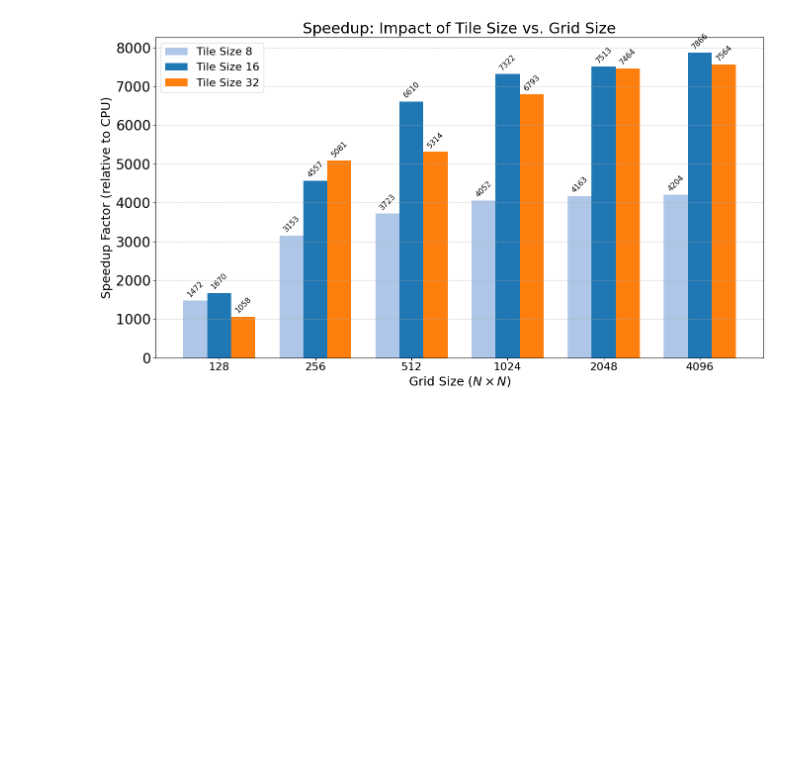
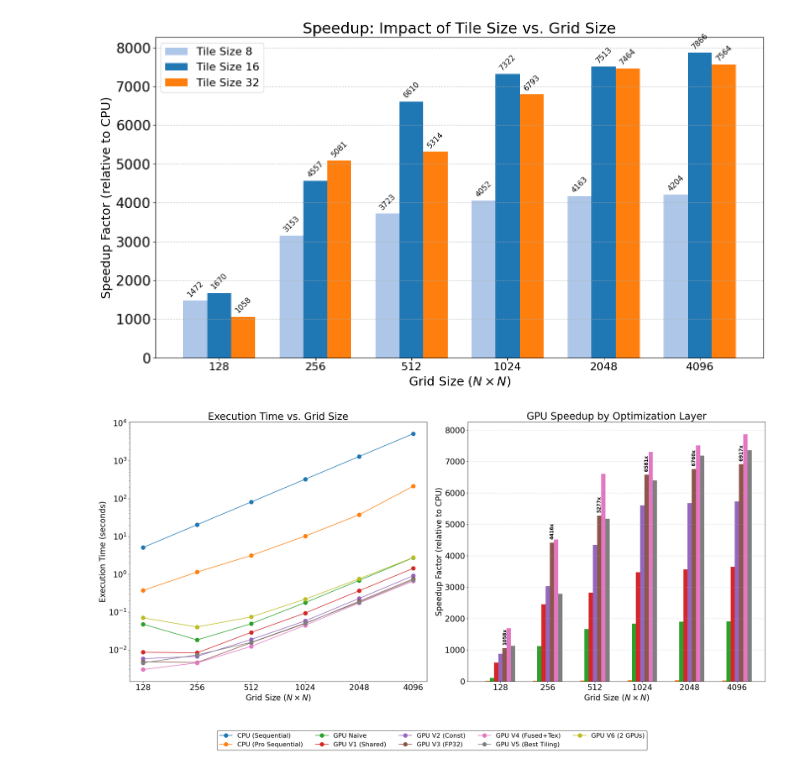
Before and after one commit to GuillemMasdemont/HPC, a Jupyter notebook: labs/03-Assignment2-CUDA/report/plots.ipynb, the cells around one changed output. Cells and saved outputs as stored; diff of their text form; code cells hidden in the pictures; blank space fills up the shorter version.

```diff
--- a/labs/03-Assignment2-CUDA/report/plots.ipynb
+++ b/labs/03-Assignment2-CUDA/report/plots.ipynb
@@ -222,3 +231,103 @@ plt.savefig('v4_speedup_vs_tile_size.png', dpi=300)
 plt.show()
 # %% [output]
 [figure]
+# %%
+import matplotlib.pyplot as plt
+import numpy as np
+
+# Increase default font sizes globally
+plt.rcParams.update({
+    'font.size': 20,
+    'axes.labelsize': 20,
+    'axes.titlesize': 25,
+    'xtick.labelsize': 20,
+    'ytick.labelsize': 20,
+    'legend.fontsize': 16
+})
+
+# Grid sizes
+N = np.array([128, 256, 512, 1024, 2048, 4096])
+# Baseline CPU Sequential Time
+T_seq = np.array([5.0795, 20.3176, 81.2717, 325.1207, 1300.6583, 5203.7136])
+
+
+# Means (Time in seconds)
+T_seq_v2 = np.array([0.3708, 1.1379, 3.1160, 10.1602, 37.4408, 213.4900])
+T_naive  = np.array([0.0476, 0.0182, 0.0488, 0.1771, 0.6852, 2.7226])
+T_v1     = np.array([0.0086, 0.0083, 0.0288, 0.0936, 0.3652, 1.4287])
+T_v2     = np.array([0.0058, 0.0067, 0.0187, 0.0580, 0.2293, 0.9090])
+T_v3     = np.array([0.0048, 0.0046, 0.0154, 0.0494, 0.1924, 0.7523])
+T_v4 = np.array([0.0030, 0.0045, 0.0123, 0.0445, 0.1732, 0.6615])
+T_v5     = np.array([0.0045, 0.0073, 0.0157, 0.0508, 0.1810, 0.7075])
+T_v6 = 3/2 * (0.0466 / 0.1552) * np.array([0.1552, 0.0889, 0.1645, 0.4838, 1.6791, 6.1210])
+
+
+
+# Calculate Speedups relative to CPU Sequential baseline
+S_seq_v2 = T_seq / T_seq_v2
+S_naive = T_seq / T_naive
+S_v1 = T_seq / T_v1
+S_v2 = T_seq / T_v2
+S_v3 = T_seq / T_v3
+S_v4 = T_seq / T_v4
+S_v5 = T_seq / T_v5
+S_v6 = T_seq / T_v6
+
+# Setup Plotting Frame
+fig, (ax1, ax2) = plt.subplots(1, 2, figsize=(24, 12))
+
+# --- Plot 1: Log-Log Execution Time vs. Grid Size ---
+ax1.plot(N, T_seq, '-o', label='CPU (Sequential)', markersize=10)
+ax1.plot(N, T_seq_v2, '-o', label='CPU (Pro Sequential)', markersize=10)
+ax1.plot(N, T_naive, '-o', label='GPU Naive', markersize=10)
+ax1.plot(N, T_v1, '-o', label='GPU V1 (Shared)', markersize=10)
+ax1.plot(N, T_v2, '-o', label='GPU V2 (Const)', markersize=10)
+ax1.plot(N, T_v3, '-o', label='GPU V3 (FP32)', markersize=10)
+ax1.plot(N, T_v4, '-o', label='GPU V4 (Fused+Tex)', markersize=10)
+ax1.plot(N, T_v5, '-o', label='GPU V5 (Best Tiling)', markersize=10)
+ax1.plot(N, T_v6, '-o', label='GPU V6 (2 GPUs)', markersize=10)
+
+ax1.set_xscale('log', base=2)
+ax1.set_yscale('log')
+ax1.set_xlabel('Grid Size ($N \\times N$)')
+ax1.set_ylabel('Execution Time (seconds)')
+ax1.set_title('Execution Time vs. Grid Size')
+ax1.set_xticks(N)
+ax1.set_xticklabels([str(n) for n in N])
+
+# --- Plot 2: Grouped Bar Chart of Speedups ---
+x = np.arange(len(N))
+n_bars = 9
+width = 0.8 / n_bars
+offsets = np.arange(n_bars) - (n_bars - 1) / 2
+
+ax2.bar(x + offsets[0]*width, 1, width, label='CPU (Sequential)')
+ax2.bar(x + offsets[1]*width, S_seq_v2, width, label='CPU (Pro Sequential)')
+ax2.bar(x + offsets[2]*width, S_naive, width, label='GPU Naive')
+ax2.bar(x + offsets[3]*width, S_v1, width, label='GPU V1 (Shared)')
+ax2.bar(x + offsets[4]*width, S_v2, width, label='GPU V2 (Const)')
+ax2.bar(x + offsets[5]*width, S_v3, width, label='GPU V3 (FP32)')
+ax2.bar(x + offsets[6]*width, S_v4, width, label='GPU V4 (Fused+Exp)')
+ax2.bar(x + offsets[7]*width, S_v5, width, label='GPU V5 (Best Tiling)')
+
+ax2.set_xlabel('Grid Size ($N \\times N$)')
+ax2.set_ylabel('Speedup Factor (relative to CPU)')
+ax2.set_title('GPU Speedup by Optimization Layer')
+ax2.set_xticks(x)
+ax2.set_xticklabels([str(n) for n in N])
+ax2.grid(axis='y', linestyle='--', alpha=0.5)
+
+# Text labels for the highest speedup (V3)
+for i, val in enumerate(S_v3):
+    ax2.text(x[i] + offsets[5]*width, val + 100, f'{int(val)}x',
+             ha='center', va='bottom', rotation=90, fontsize=12, fontweight='bold')
+
+# Single Shared Legend Box
+handles, labels = ax1.get_legend_handles_labels()
+fig.legend(handles, labels, loc='upper center', bbox_to_anchor=(0.5, 0.05),
+           ncol=5, frameon=True, edgecolor='black', fancybox=True)
+
+plt.tight_layout(rect=[0, 0.1, 1, 1])
+plt.savefig('performance_all_versions_comparison.png', dpi=300)
+# %% [output]
+[figure, added]
```
Also changed, not shown: parts of 1 cell of this notebook, 4 other files.
